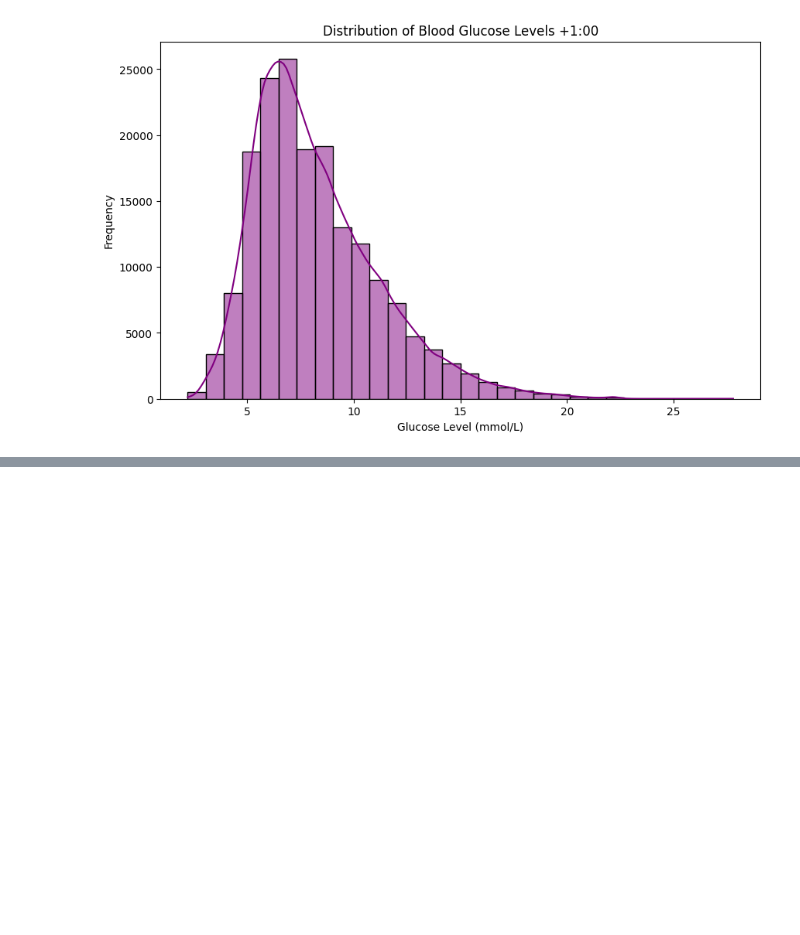
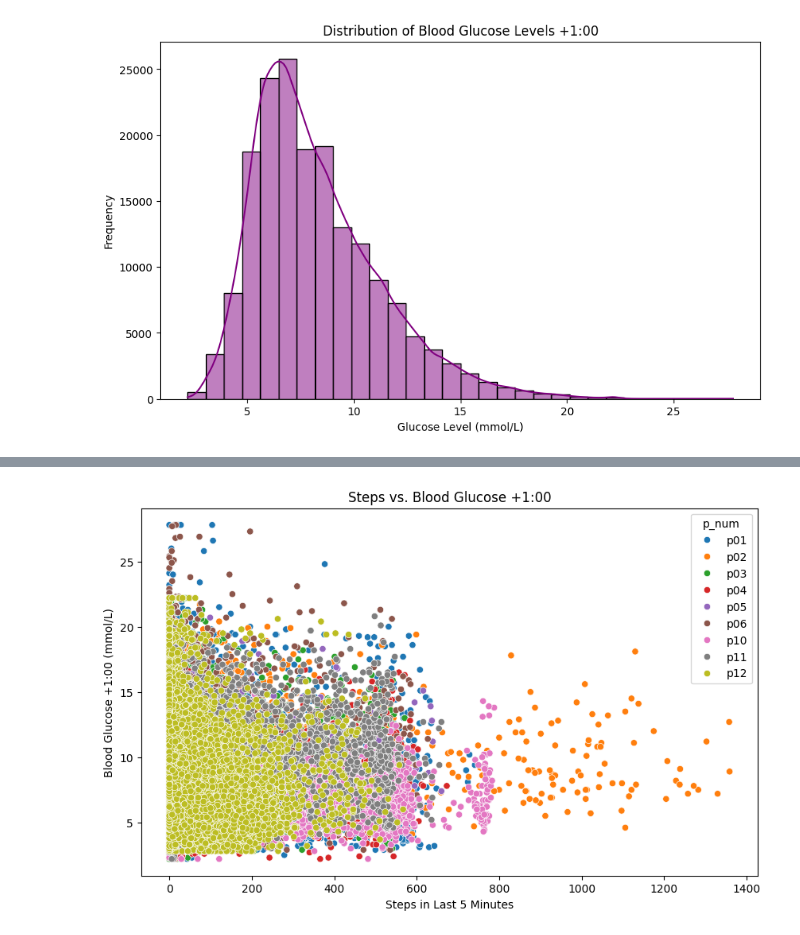
Before and after one commit to mansorrahmed/brist1d, a Jupyter notebook: EDA.ipynb, the cells around one changed output, grey strips where cells are left out. Saved outputs shown, nothing was run; the diff lists cells and outputs as text; code cells hidden in the pictures; blank space fills up the shorter version.

```diff
--- a/EDA.ipynb
+++ b/EDA.ipynb
@@ -106,0 +236,9 @@ plt.show()
+# %%
+plt.figure(figsize=(10, 6))
+sns.scatterplot(x=train_data['steps-2:00'], y=train_data['bg+1:00'], hue=train_data['p_num'])
+plt.title('Steps vs. Blood Glucose +1:00')
+plt.xlabel('Steps in Last 5 Minutes')
+plt.ylabel('Blood Glucose +1:00 (mmol/L)')
+plt.show()
+# %% [output]
+[figure, added]
```
Also changed, not shown: parts of 8 cells of this notebook, 1 other file.
